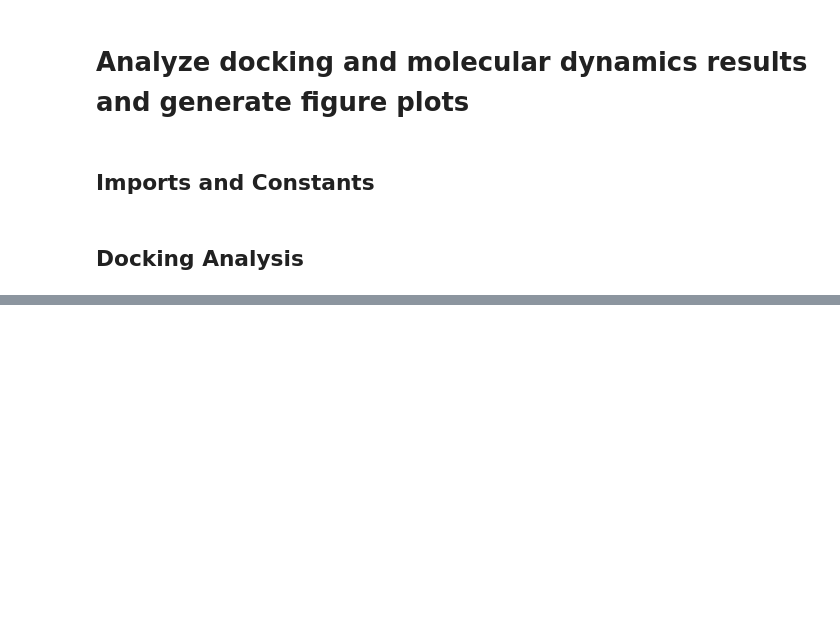
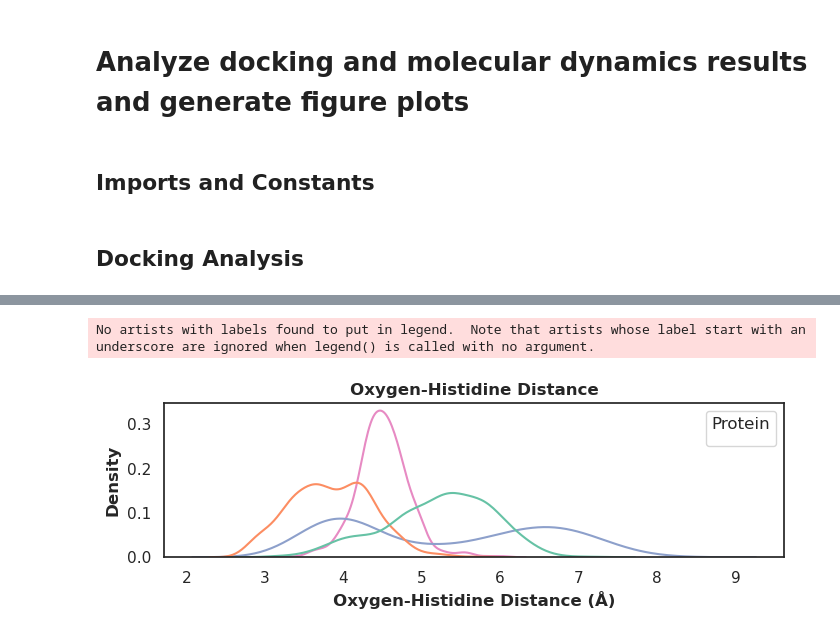
Before and after one commit to AzamH-UM/anc_acyl, a Jupyter notebook: analysis/analysis.ipynb, the cells around one changed output, grey strips where cells are left out. Saved outputs shown, nothing was run; the diff lists cells and outputs as text; code cells hidden in the pictures; blank space fills up the shorter version.

```diff
--- a/analysis/analysis.ipynb
+++ b/analysis/analysis.ipynb
@@ -52,0 +206,13 @@ for strategy in strategies:
+# %%
+# Directory with dynamics results
+dyn_dir = "../dyn/dyn"
+
+# Directory with psf files
+psf_dir = "../dyn/solvate/solvated_structures"
+
+# Get all universe objects for each protein
+universes = {}
+for protein in PROTEINS:
+    psf_file = f"{psf_dir}/{protein}_5cthioester_anc_substrate.psf"
+    dcd_file = f"{dyn_dir}/{protein}_5cthioester_anc_substrate/dyn.dcd"
+    universes[protein] = mda.Universe(psf_file, dcd_file)
@@ -52,0 +304,19 @@ for strategy in strategies:
+# %%
+# Plot histogram of nucleophile histidine distance
+sns.set(font_scale=1)
+sns.set_style("white")
+plt.figure(figsize=(8, 2))
+sns.kdeplot(
+    data=nuc_df,
+    x="nuc_his_dist",
+    hue="protein",
+    palette="Set2",
+)
+plt.xlabel("Oxygen-Histidine Distance (Å)", weight="bold")
+plt.ylabel("Density", weight="bold")
+plt.title("Oxygen-Histidine Distance", weight="bold")
+plt.legend(title="Protein", loc="upper right")
+plt.savefig("oxygen_histidine_distance.png", dpi=300, bbox_inches="tight")
+# %% [output]
+No artists with labels found to put in legend.  Note that artists whose label start with an underscore are ignored when legend() is called with no argument.
+[figure, added]
```
Also changed, not shown: parts of 11 cells of this notebook, 3 other files.
